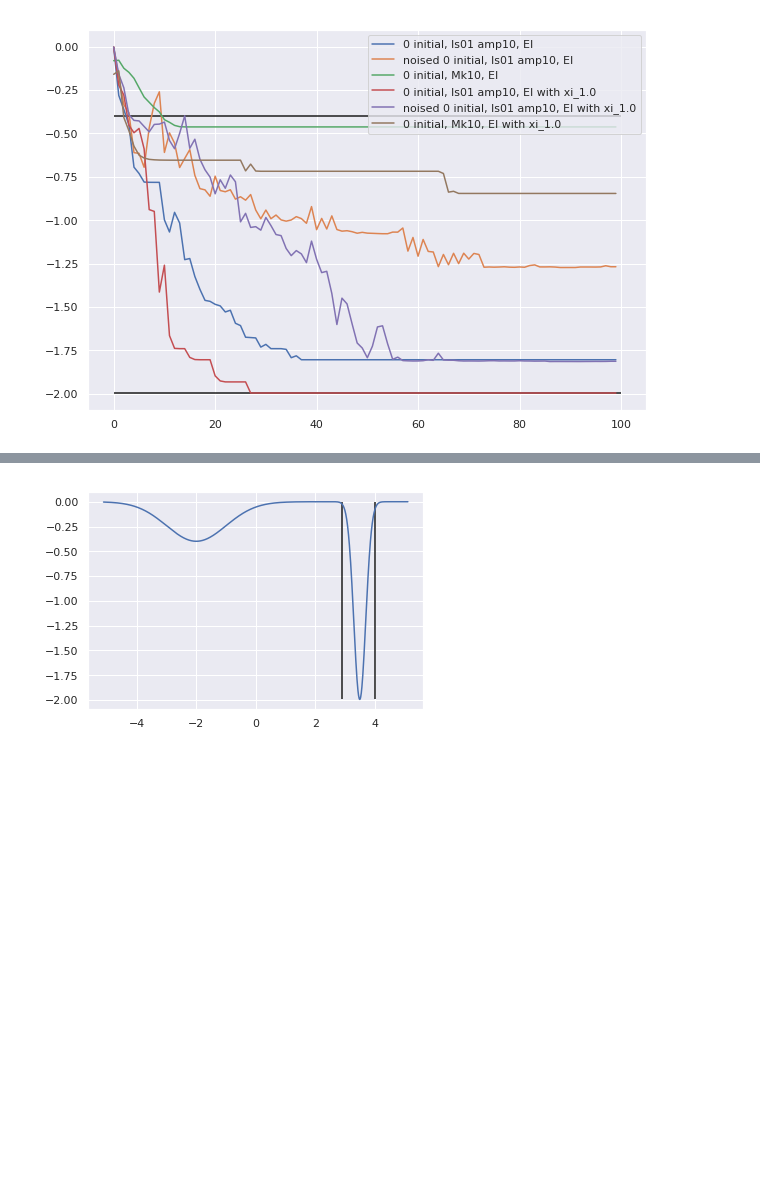
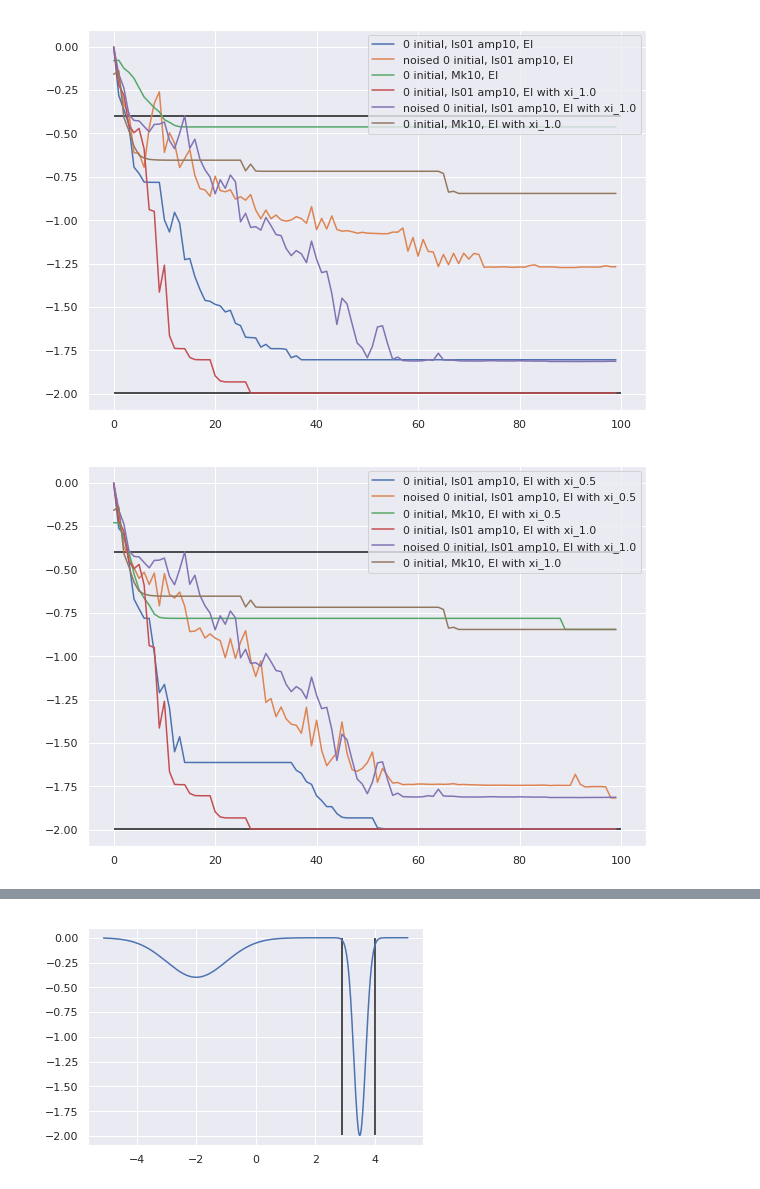
Before and after one commit to kkh8676/opt_functions, a Jupyter notebook: exp_result/made_v1_acquisition_functions.ipynb, the cells around one changed output, grey strips where cells are left out. Saved outputs shown, nothing was run; the diff lists cells and outputs as text; code cells hidden in the pictures; blank space fills up the shorter version.

```diff
--- a/exp_result/made_v1_acquisition_functions.ipynb
+++ b/exp_result/made_v1_acquisition_functions.ipynb
@@ -219,13 +258,16 @@ print(minimum)
 # %%
 sugg_obj_initial0_Mk0_ls01_amp10_EI_exp = get_sugg_obj_exp(locs_initial0_Mk0_ls01_amp10_EI_exp)
 sugg_obj_initial0_Mk0_ls01_amp10_EI_xi10_exp = get_sugg_obj_exp(locs_initial0_Mk0_ls01_amp10_EI_xi10_exp)
+sugg_obj_initial0_Mk0_ls01_amp10_EI_xi05_exp = get_sugg_obj_exp(locs_initial0_Mk0_ls01_amp10_EI_xi05_exp)
 sugg_obj_initial3_Mk0_ls01_amp10_EI_exp = get_sugg_obj_exp(locs_initial3_Mk0_ls01_amp10_EI_exp)
 sugg_obj_initial3_Mk10_EI_exp = get_sugg_obj_exp(locs_initial3_Mk10_EI_exp)
 sugg_obj_initial0_Mk10_EI_exp = get_sugg_obj_exp(locs_initial0_Mk10_EI_exp)
 sugg_obj_initial0_Mk10_EI_xi10_exp = get_sugg_obj_exp(locs_initial0_Mk10_EI_xi10_exp)
+sugg_obj_initial0_Mk10_EI_xi05_exp = get_sugg_obj_exp(locs_initial0_Mk10_EI_xi05_exp)
 # %%
 noise01_sugg_obj_initial3_Mk0_ls01_amp10_EI_exp = get_sugg_obj_exp(noise01_locs_initial3_Mk0_ls01_amp10_EI_exp)
 noise01_sugg_obj_initial0_Mk0_ls01_amp10_EI_exp = get_sugg_obj_exp(noise01_locs_initial0_Mk0_ls01_amp10_EI_exp)
 noise01_sugg_obj_initial0_Mk0_ls01_amp10_EI_xi10_exp = get_sugg_obj_exp(noise01_locs_initial0_Mk0_ls01_amp10_EI_xi10_exp)
+noise01_sugg_obj_initial0_Mk0_ls01_amp10_EI_xi05_exp = get_sugg_obj_exp(noise01_locs_initial0_Mk0_ls01_amp10_EI_xi05_exp)
 # %%
 sugg_obj_initial3_Mk0_ls01_amp10_PES_exp = get_sugg_obj_exp(locs_initial3_Mk0_ls01_amp10_PES_exp)
@@ -237,13 +282,16 @@ noise01_sugg_obj_initial3_Mk0_ls01_amp10_PES_exp = get_sugg_obj_exp(noise01_locs
 # %%
 avg_sugg_obj_initial0_Mk0_ls01_amp10_EI = np.average(sugg_obj_initial0_Mk0_ls01_amp10_EI_exp, axis=0)
 avg_sugg_obj_initial0_Mk0_ls01_amp10_EI_xi10 = np.average(sugg_obj_initial0_Mk0_ls01_amp10_EI_xi10_exp, axis=0)
+avg_sugg_obj_initial0_Mk0_ls01_amp10_EI_xi05 = np.average(sugg_obj_initial0_Mk0_ls01_amp10_EI_xi05_exp, axis=0)
 avg_sugg_obj_initial3_Mk0_ls01_amp10_EI = np.average(sugg_obj_initial3_Mk0_ls01_amp10_EI_exp, axis=0)
 avg_sugg_obj_initial3_Mk10_EI = np.average(sugg_obj_initial3_Mk10_EI_exp,axis=0)
 avg_sugg_obj_initial0_Mk10_EI = np.average(sugg_obj_initial0_Mk10_EI_exp,axis=0)
 avg_sugg_obj_initial0_Mk10_EI_xi10 = np.average(sugg_obj_initial0_Mk10_EI_xi10_exp,axis=0)
+avg_sugg_obj_initial0_Mk10_EI_xi05 = np.average(sugg_obj_initial0_Mk10_EI_xi05_exp,axis=0)
 # %%
 noise01_avg_sugg_obj_initial3_Mk0_ls01_amp10_EI = np.average(noise01_sugg_obj_initial3_Mk0_ls01_amp10_EI_exp, axis=0)
 noise01_avg_sugg_obj_initial0_Mk0_ls01_amp10_EI = np.average(noise01_sugg_obj_initial0_Mk0_ls01_amp10_EI_exp, axis=0)
 noise01_avg_sugg_obj_initial0_Mk0_ls01_amp10_EI_xi10 = np.average(noise01_sugg_obj_initial0_Mk0_ls01_amp10_EI_xi10_exp, axis=0)
+noise01_avg_sugg_obj_initial0_Mk0_ls01_amp10_EI_xi05 = np.average(noise01_sugg_obj_initial0_Mk0_ls01_amp10_EI_xi05_exp, axis=0)
 # %%
 avg_sugg_obj_initial3_Mk0_ls01_amp10_PES = np.average(sugg_obj_initial3_Mk0_ls01_amp10_PES_exp, axis=0)
@@ -335,3 +396,19 @@ plt.legend()
 plt.show()
 # %% [output]
 [figure]
+# %%
+plt.figure(figsize=(10,7))
+plt.plot(avg_sugg_obj_initial0_Mk0_ls01_amp10_EI_xi05, label="0 initial, ls01 amp10, EI with xi_0.5")
+plt.plot(noise01_avg_sugg_obj_initial0_Mk0_ls01_amp10_EI_xi05, label="noised 0 initial, ls01 amp10, EI with xi_0.5")
+plt.plot(avg_sugg_obj_initial0_Mk10_EI_xi05, label="0 initial, Mk10, EI with xi_0.5")
+
+
+plt.plot(avg_sugg_obj_initial0_Mk0_ls01_amp10_EI_xi10, label="0 initial, ls01 amp10, EI with xi_1.0")
+plt.plot(noise01_avg_sugg_obj_initial0_Mk0_ls01_amp10_EI_xi10, label="noised 0 initial, ls01 amp10, EI with xi_1.0")
+plt.plot(avg_sugg_obj_initial0_Mk10_EI_xi10, label="0 initial, Mk10, EI with xi_1.0")
+plt.hlines(opt_val, xmin=0, xmax=100, colors='k')
+plt.hlines(local_opt_val, xmin=0, xmax=100, colors='k')
+plt.legend()
+plt.show()
+# %% [output]
+[figure, added]
```
Also changed, not shown: parts of 22 cells of this notebook, 1 other file.
